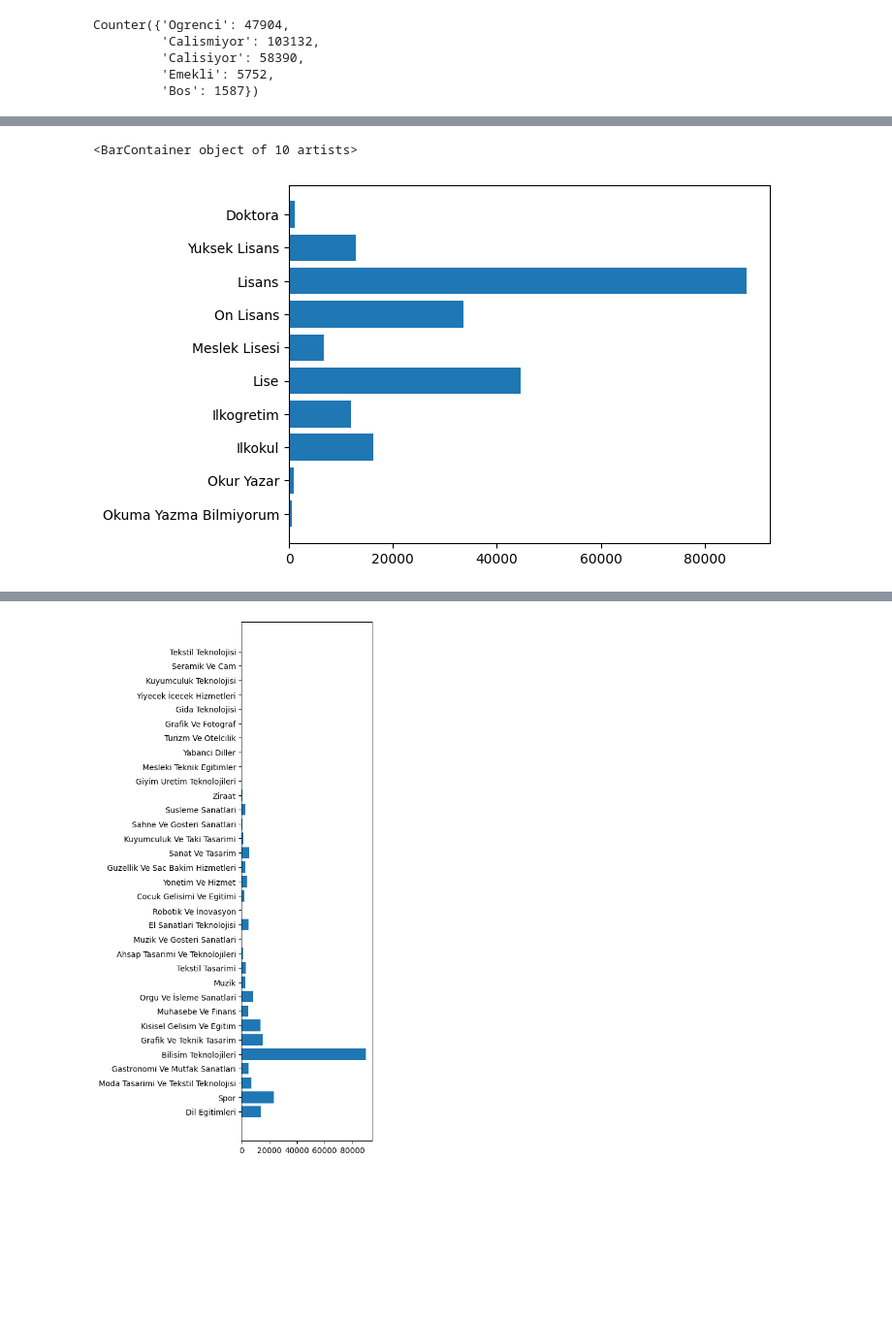
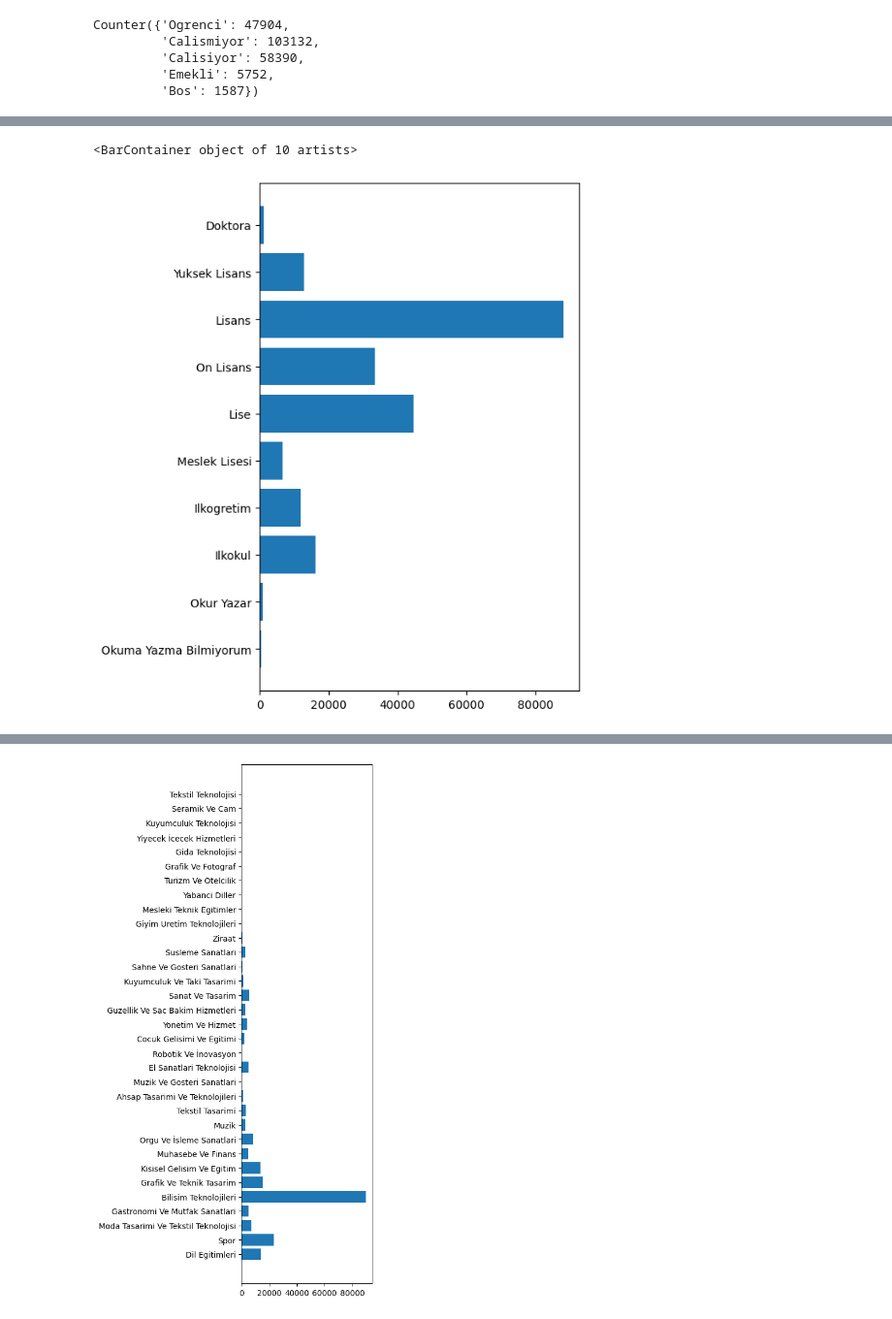
Before and after one commit to kaygun/2022-Fall-381E, a Jupyter notebook: lecture-05.ipynb, the cells around one changed output, grey strips where cells are left out. Shown at 97% size. Drawn from its saved outputs; the diff is of its cells as text; code cells hidden in the pictures; blank space fills up the shorter version.

```diff
--- a/lecture-05.ipynb
+++ b/lecture-05.ipynb
@@ -60,15 +64,17 @@ plt.barh(labels,values)
 # %%
 raw = Counter(data['Egitim Durumu'])
 
-labels = ['Okuma Yazma Bilmiyorum', 'Okur Yazar', 'Ilkokul', 'Ilkogretim', 'Lise',
-          'Meslek Lisesi', 'On Lisans', 'Lisans', 'Yuksek Lisans', 'Doktora']
+labels = ['Okuma Yazma Bilmiyorum', 'Okur Yazar', 'Ilkokul', 'Ilkogretim',
+          'Meslek Lisesi', 'Lise','On Lisans', 'Lisans', 'Yuksek Lisans',
+          'Doktora']
 
 ys = [raw[label] for label in labels]
 
+plt.figure(figsize=(5,8))
 plt.barh(labels, ys)
 # %% [output]
 <BarContainer object of 10 artists>
-[figure, old version]
+[figure, new version]
 # %%
 def barChart(col,ls=None):
     raw = Counter(data[col])
```
Also changed, not shown: parts of 16 cells of this notebook.
